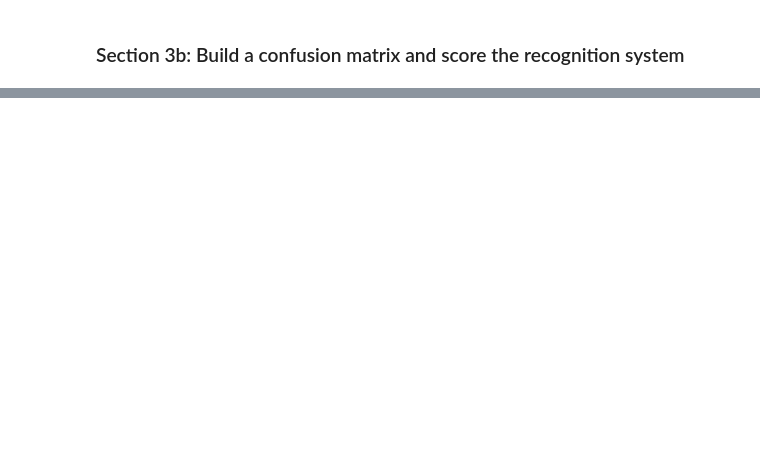
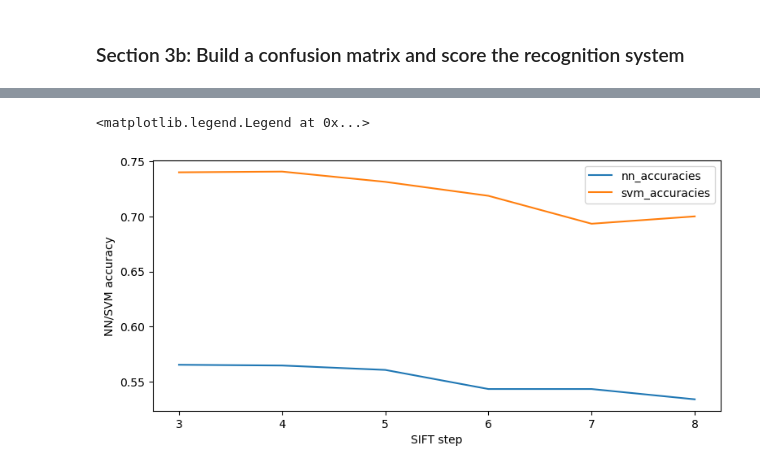
Before and after one commit to wanteatfruit/CS308-CV-Assignments, a Jupyter notebook: Assignment3/Assignment3_code/mycode/assignment3.ipynb, the cells around one changed output, grey strips where cells are left out. Drawn from its saved outputs; the diff is of its cells as text; code cells hidden in the pictures; blank space fills up the shorter version.

```diff
--- a/Assignment3/Assignment3_code/mycode/assignment3.ipynb
+++ b/Assignment3/Assignment3_code/mycode/assignment3.ipynb
@@ -159,0 +264,27 @@ show_results(train_image_paths, test_image_paths, train_labels, test_labels, cat
+# %%
+def get_accuracy(test_labels, predicted_categories):
+    cat2idx = {cat: idx for idx, cat in enumerate(categories)}
+    # confusion matrix
+    y_true = [cat2idx[cat] for cat in test_labels]
+    y_pred = [cat2idx[cat] for cat in predicted_categories]
+    cm = confusion_matrix(y_true, y_pred)
+    cm = cm.astype(np.float64) / cm.sum(axis=1)[:, np.newaxis]
+    acc = np.mean(np.diag(cm))
+    return acc
+import time
+vocab_filename = 'vocab_1000.pkl'
+steps = [3,4,5,6,7,8]
+nn_accuracies = []
+svm_accuracies = []
+time_elpased = []
+for s in steps:
+    start_time = time.time()
+    train_image_feats = sc.get_bags_of_sifts(train_image_paths, vocab_filename,sift_step=s)
+    test_image_feats = sc.get_bags_of_sifts(test_image_paths, vocab_filename, sift_step=s)
+    predicted_categories_nn = sc.nearest_neighbor_classify(train_image_feats, train_labels, test_image_feats)
+    predicted_categories_svm = sc.svm_classify(train_image_feats, train_labels, test_image_feats)
+    nn_acc = get_accuracy(test_labels, predicted_categories_nn)
+    svm_acc = get_accuracy(test_labels, predicted_categories_svm)
+    nn_accuracies.append(nn_acc)
+    svm_accuracies.append(svm_acc)
+    time_elpased.append(time.time()-start_time)
@@ -159,0 +304,13 @@ show_results(train_image_paths, test_image_paths, train_labels, test_labels, cat
+# %%
+fig, ax = plt.subplots(1,1,figsize=(9,4))
+ax.plot(steps,nn_accuracies)
+ax.plot(steps, svm_accuracies)
+# ax.plot(steps, time_elpased)
+ax.set_xlabel("SIFT step")
+ax.set_ylabel("NN/SVM accuracy")
+
+ax.legend(['nn_accuracies','svm_accuracies'])
+# svm_accuracies
+# %% [output]
+<matplotlib.legend.Legend at 0x...>
+[figure, added]
```
Also changed, not shown: parts of 17 cells of this notebook, 11 other files.
